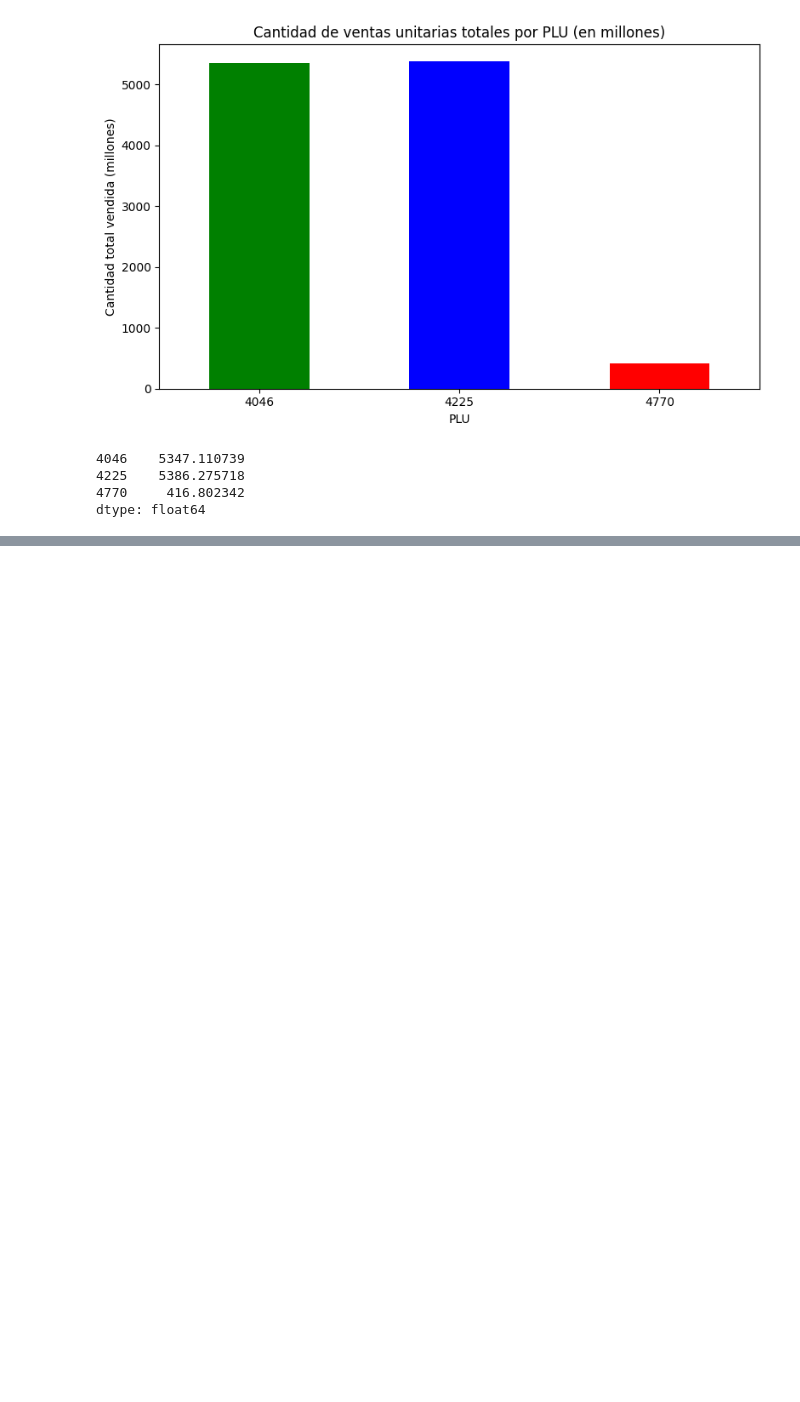
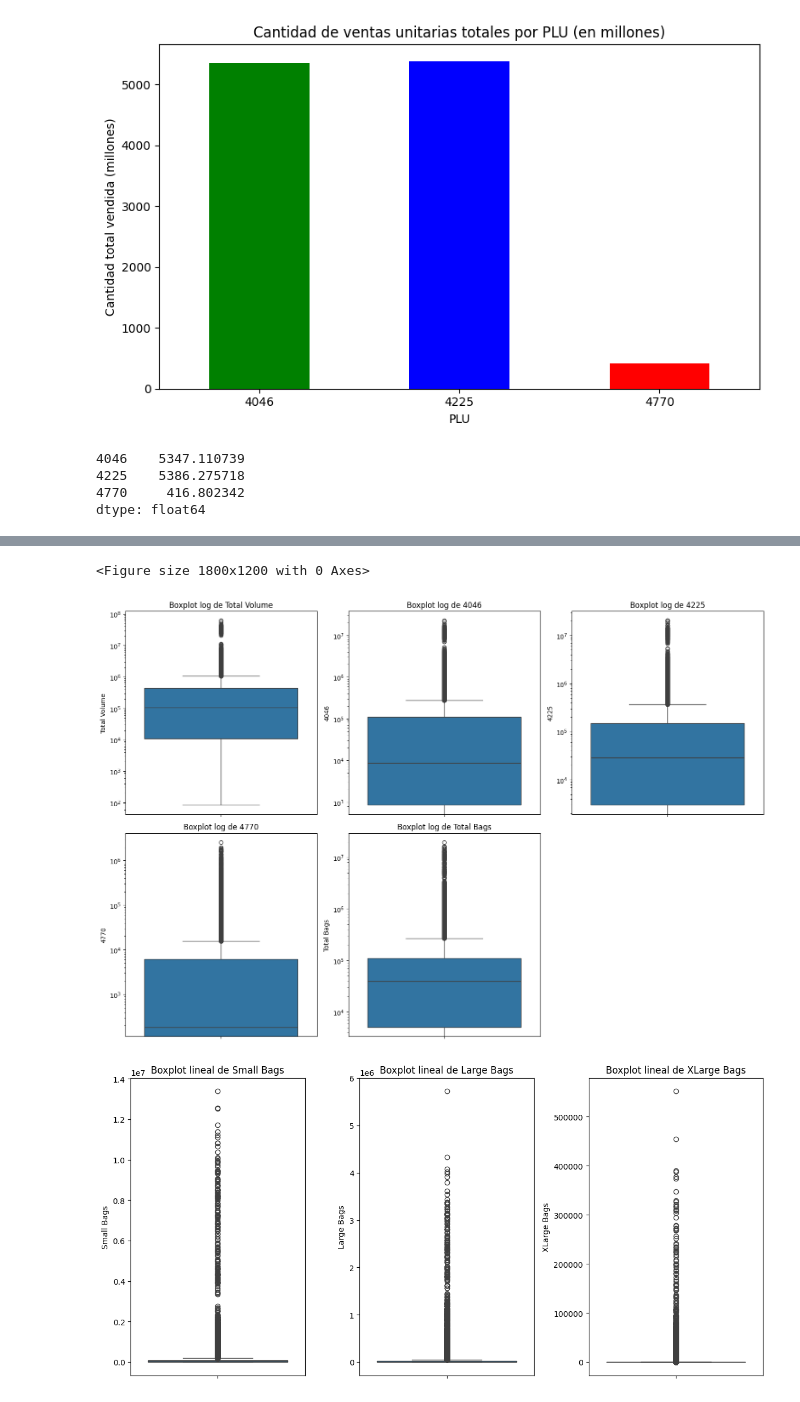
Before and after one commit to JhonnyGod/CienciaDeDatos-Proyecto2, a Jupyter notebook: proyecto2.ipynb, the cells around one changed output, grey strips where cells are left out. Drawn from its saved outputs; the diff is of its cells as text; code cells hidden in the pictures; blank space fills up the shorter version.

```diff
--- a/proyecto2.ipynb
+++ b/proyecto2.ipynb
@@ -298,0 +373,31 @@ array(['Southeast', 'Chicago', 'HarrisburgScranton', 'Pittsburgh',
+# %%
+##Boxplots para buscar valores atípicos
+
+col_log = ['Total Volume', '4046', '4225', '4770', 'Total Bags']
+col_linear = ['Small Bags', 'Large Bags', 'XLarge Bags']
+
+
+plt.figure(figsize=(18, 12))
+
+# Log scale
+plt.figure(figsize=(15, 10))
+for i, col in enumerate(col_log, 1):
+    plt.subplot(2, 3, i)
+    sns.boxplot(data=df, y=col)
+    plt.yscale('log')
+    plt.title(f'Boxplot log de {col}')
+plt.tight_layout()
+plt.show()
+
+# Linear scale
+plt.figure(figsize=(12, 6))
+for i, col in enumerate(col_linear, 1):
+    plt.subplot(1, 3, i)
+    sns.boxplot(data=df, y=col)
+    plt.title(f'Boxplot lineal de {col}')
+plt.tight_layout()
+plt.show()
+# %% [output]
+<Figure size 1800x1200 with 0 Axes>
+[figure, added]
+[figure, added]
```
Also changed, not shown: parts of 30 cells of this notebook.
